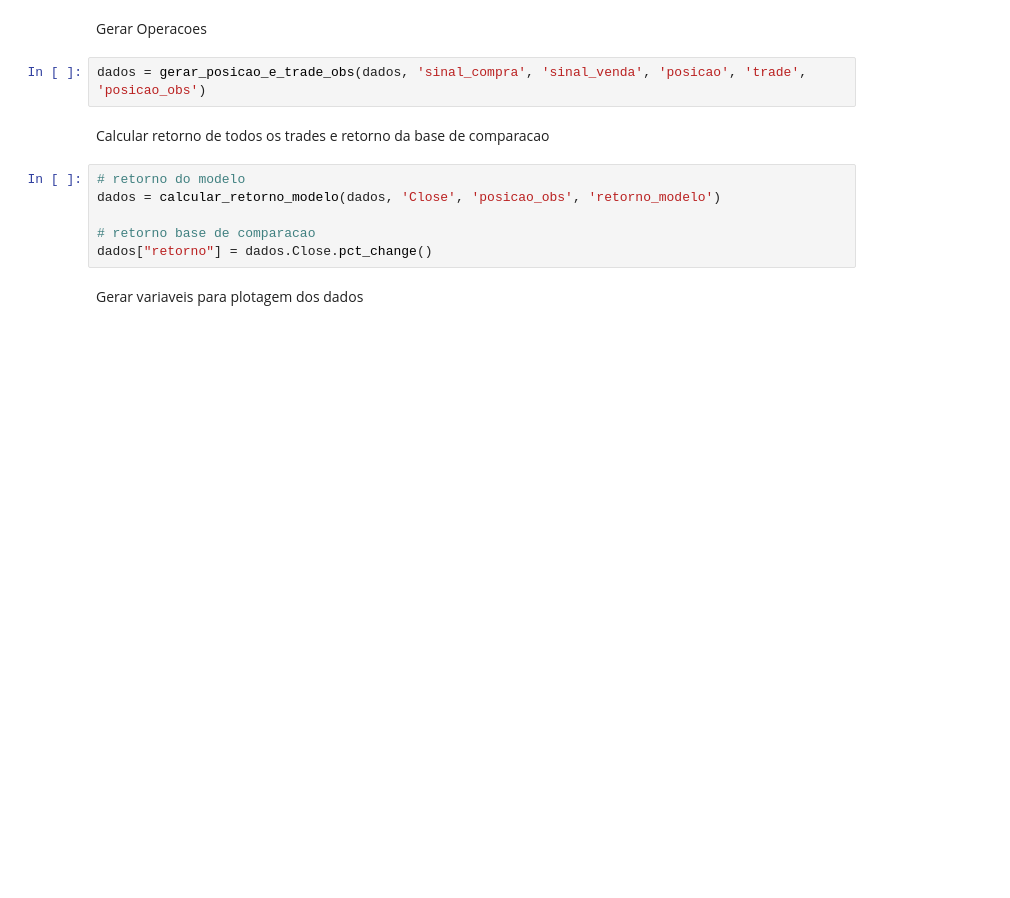
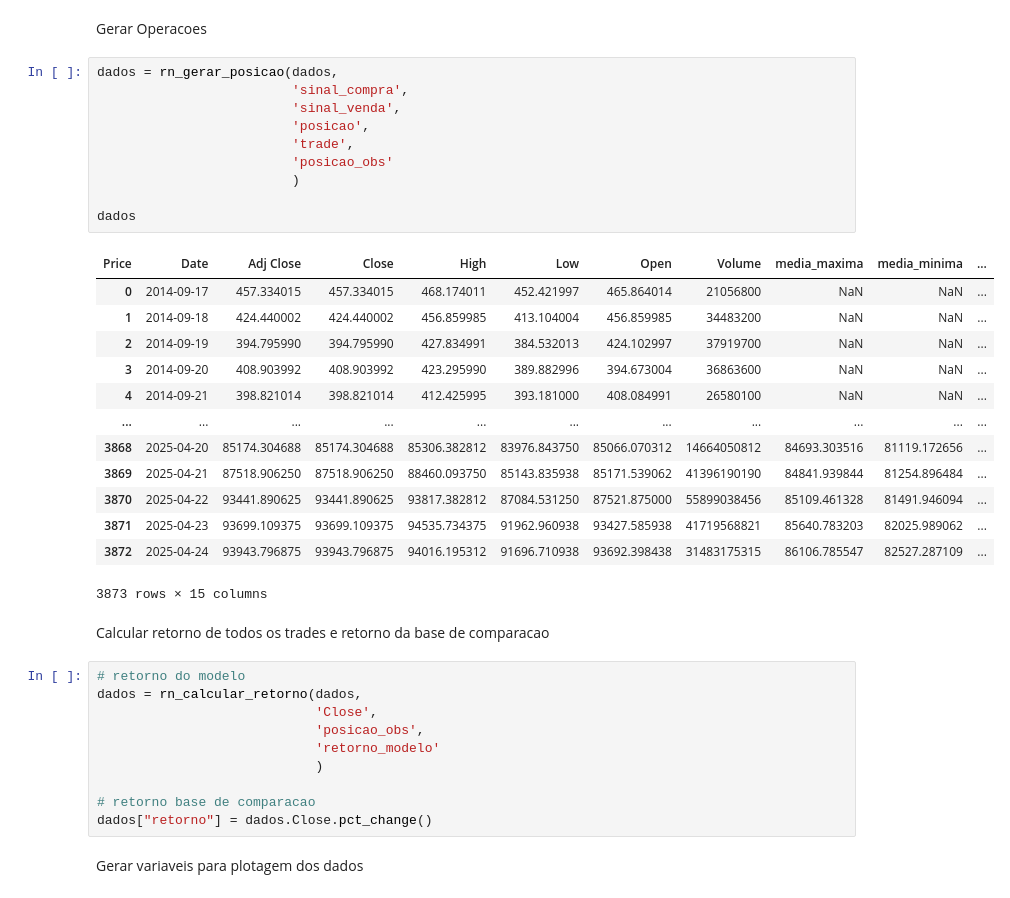
Before and after one commit to andre0787/btc-analytics, a Jupyter notebook: scripts/extract.ipynb, the cells around one changed output. Saved outputs shown, nothing was run; the diff lists cells and outputs as text; blank space fills up the shorter version.

```diff
--- a/scripts/extract.ipynb
+++ b/scripts/extract.ipynb
@@ -106,12 +112,38 @@ dados["retorno_modelo"] = 0.0
 # %% [markdown]
 Gerar Operacoes
 # %%
-dados = gerar_posicao_e_trade_obs(dados, 'sinal_compra', 'sinal_venda', 'posicao', 'trade', 'posicao_obs')
+dados = rn_gerar_posicao(dados,
+                         'sinal_compra',
+                         'sinal_venda',
+                         'posicao',
+                         'trade',
+                         'posicao_obs'
+                         )
+
+dados
+# %% [output]
+| Price | Date | Adj Close | Close | High | Low | Open | Volume | media_maxima | media_minima | ... |
+| 0 | 2014-09-17 | 457.334015 | 457.334015 | 468.174011 | 452.421997 | 465.864014 | 21056800 | NaN | NaN | ... |
+| 1 | 2014-09-18 | 424.440002 | 424.440002 | 456.859985 | 413.104004 | 456.859985 | 34483200 | NaN | NaN | ... |
+| 2 | 2014-09-19 | 394.795990 | 394.795990 | 427.834991 | 384.532013 | 424.102997 | 37919700 | NaN | NaN | ... |
+| 3 | 2014-09-20 | 408.903992 | 408.903992 | 423.295990 | 389.882996 | 394.673004 | 36863600 | NaN | NaN | ... |
+| 4 | 2014-09-21 | 398.821014 | 398.821014 | 412.425995 | 393.181000 | 408.084991 | 26580100 | NaN | NaN | ... |
+| ... | ... | ... | ... | ... | ... | ... | ... | ... | ... | ... |
+| 3868 | 2025-04-20 | 85174.304688 | 85174.304688 | 85306.382812 | 83976.843750 | 85066.070312 | 14664050812 | 84693.303516 | 81119.172656 | ... |
+| 3869 | 2025-04-21 | 87518.906250 | 87518.906250 | 88460.093750 | 85143.835938 | 85171.539062 | 41396190190 | 84841.939844 | 81254.896484 | ... |
+| 3870 | 2025-04-22 | 93441.890625 | 93441.890625 | 93817.382812 | 87084.531250 | 87521.875000 | 55899038456 | 85109.461328 | 81491.946094 | ... |
+| 3871 | 2025-04-23 | 93699.109375 | 93699.109375 | 94535.734375 | 91962.960938 | 93427.585938 | 41719568821 | 85640.783203 | 82025.989062 | ... |
+| 3872 | 2025-04-24 | 93943.796875 | 93943.796875 | 94016.195312 | 91696.710938 | 93692.398438 | 31483175315 | 86106.785547 | 82527.287109 | ... |
+3873 rows × 15 columns
 # %% [markdown]
 Calcular retorno de todos os trades e retorno da base de comparacao
 # %%
 # retorno do modelo
-dados = calcular_retorno_modelo(dados, 'Close', 'posicao_obs', 'retorno_modelo')
+dados = rn_calcular_retorno(dados,
+                            'Close',
+                            'posicao_obs',
+                            'retorno_modelo'
+                            )
 
 # retorno base de comparacao
 dados["retorno"] = dados.Close.pct_change()
```
Also changed, not shown: parts of 6 cells of this notebook.
